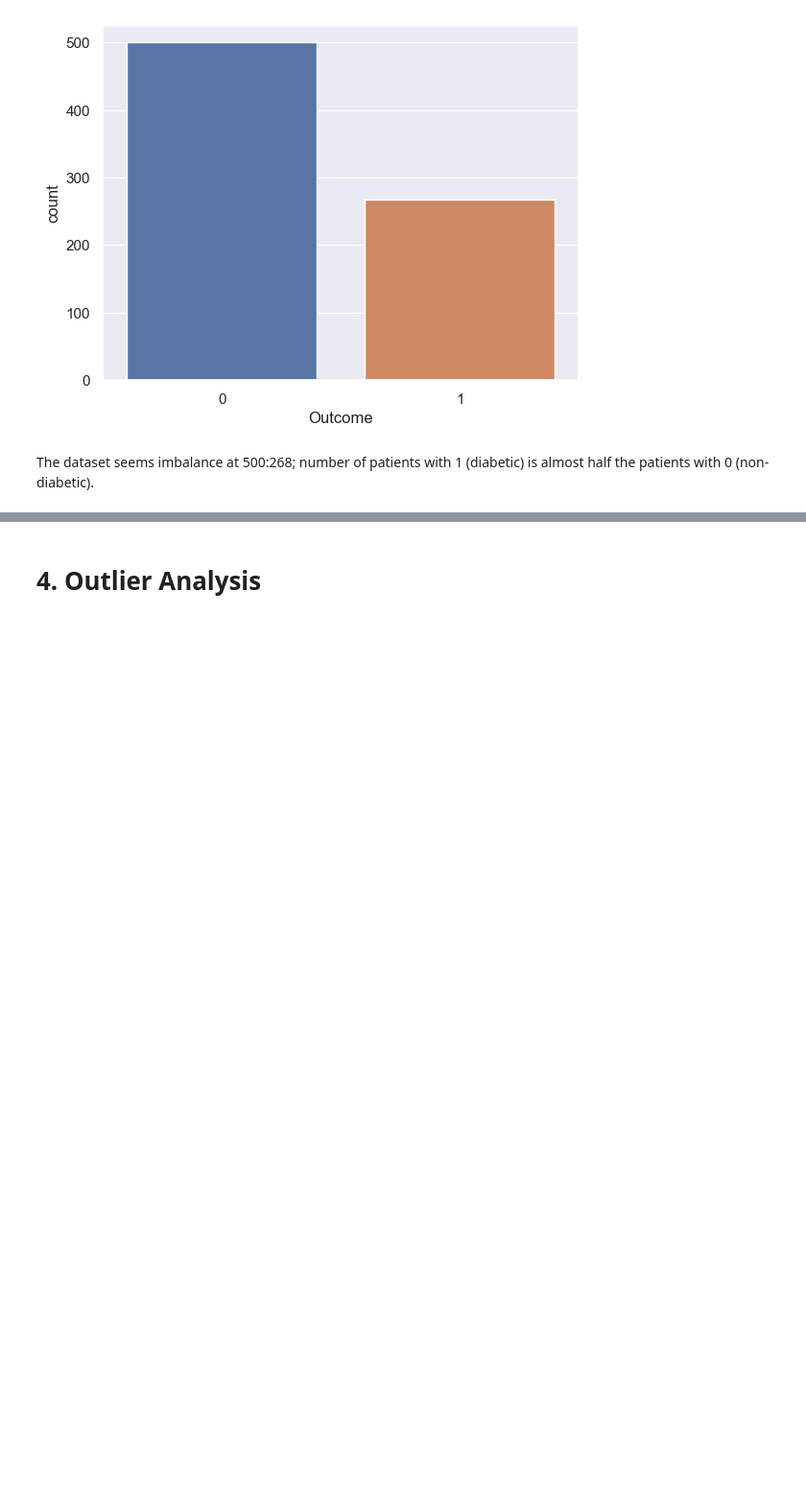
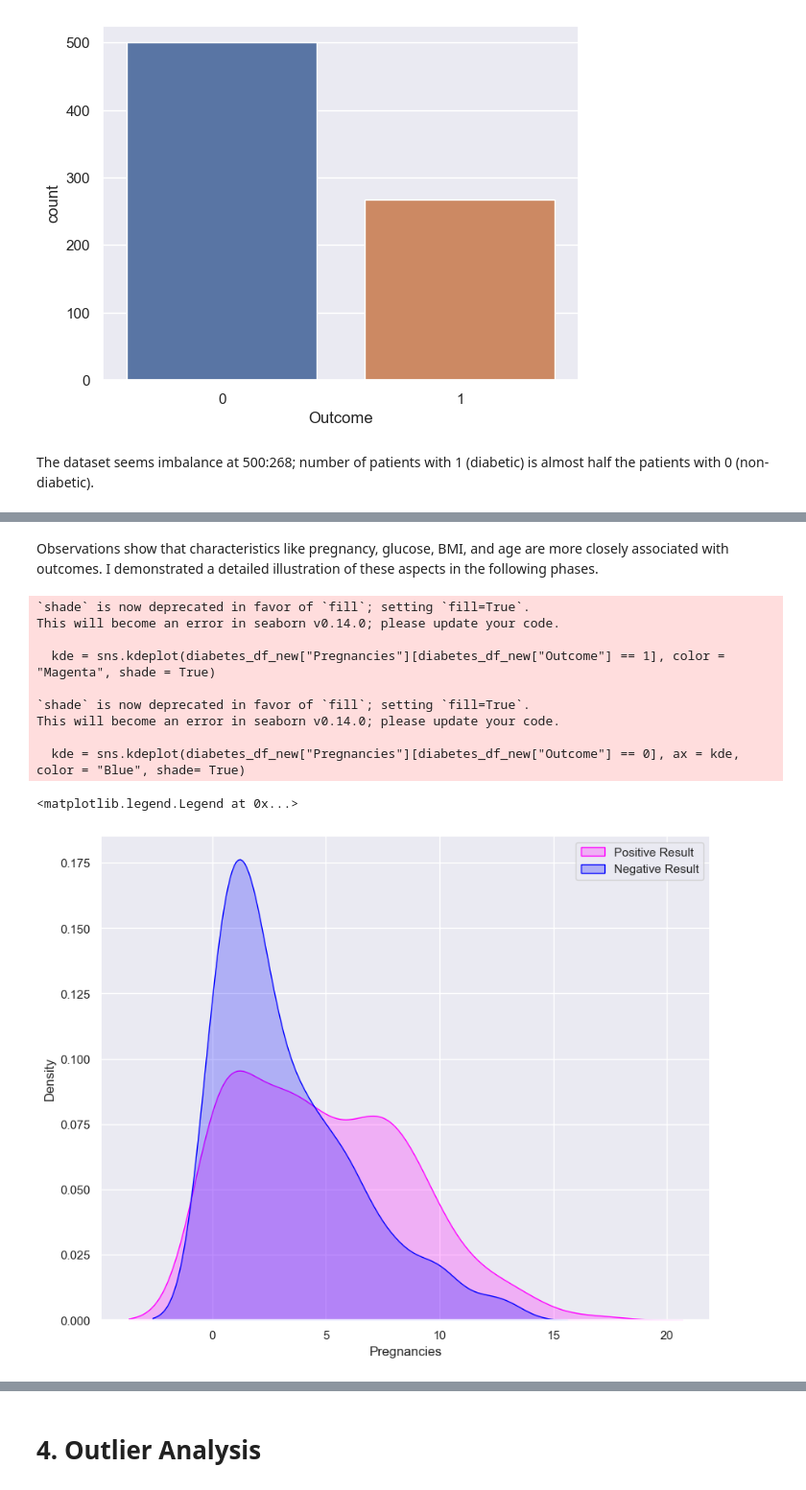
Before and after one commit to oyebolakolapo/Machine_Learning_Model_Predicting_Diabetes, a Jupyter notebook: Supervised Learning - Project.ipynb, the cells around one changed output, grey strips where cells are left out. Shown: that part at 96% size. Cells and saved outputs as stored; diff of their text form; code cells hidden in the pictures; blank space fills up the shorter version.

```diff
--- a/Supervised Learning - Project.ipynb
+++ b/Supervised Learning - Project.ipynb
@@ -241,0 +244,25 @@ plt.show()
+# %% [markdown]
+Observations show that characteristics like pregnancy, glucose, BMI, and age are more closely associated with outcomes. I demonstrated a detailed illustration of these aspects in the following phases.
+# %%
+# Exploring Pregnancy and target variables together
+
+plt.figure(figsize = (10, 8))
+
+# Plotting density function graph of the pregnancies and the target variable
+kde = sns.kdeplot(diabetes_df_new["Pregnancies"][diabetes_df_new["Outcome"] == 1], color = "Magenta", shade = True)
+kde = sns.kdeplot(diabetes_df_new["Pregnancies"][diabetes_df_new["Outcome"] == 0], ax = kde, color = "Blue", shade= True)
+kde.set_xlabel("Pregnancies")
+kde.set_ylabel("Density")
+kde.legend(["Positive Result", "Negative Result"])
+# %% [output]
+`shade` is now deprecated in favor of `fill`; setting `fill=True`.
+This will become an error in seaborn v0.14.0; please update your code.
+
+  kde = sns.kdeplot(diabetes_df_new["Pregnancies"][diabetes_df_new["Outcome"] == 1], color = "Magenta", shade = True)
+
+`shade` is now deprecated in favor of `fill`; setting `fill=True`.
+This will become an error in seaborn v0.14.0; please update your code.
+
+  kde = sns.kdeplot(diabetes_df_new["Pregnancies"][diabetes_df_new["Outcome"] == 0], ax = kde, color = "Blue", shade= True)
+<matplotlib.legend.Legend at 0x...>
+[figure, added]
```
Also changed, not shown: parts of 76 cells of this notebook.
